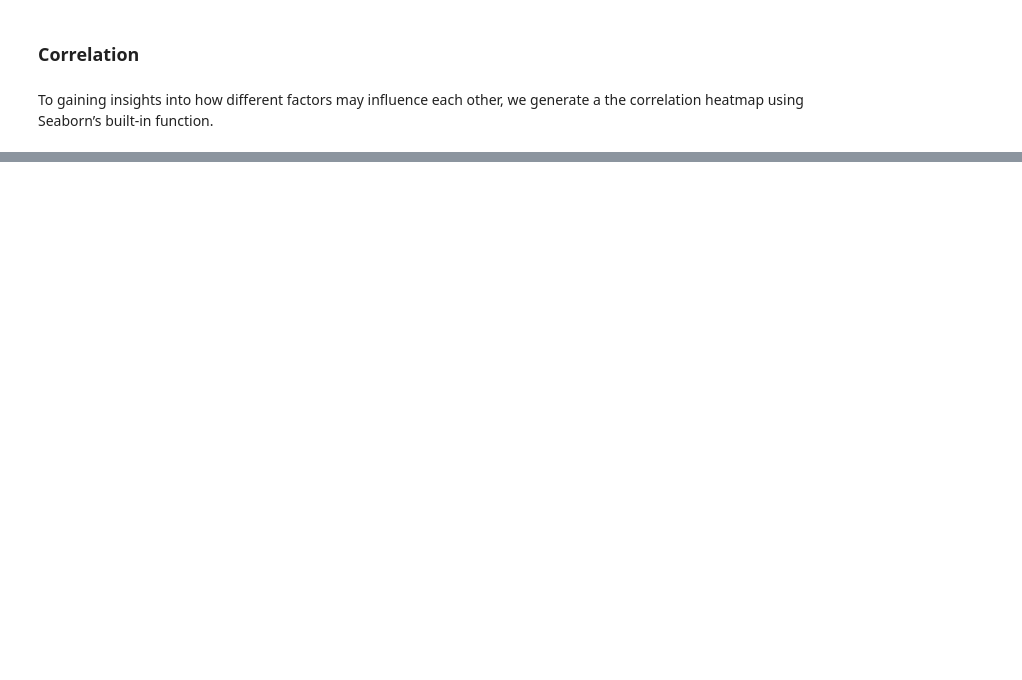
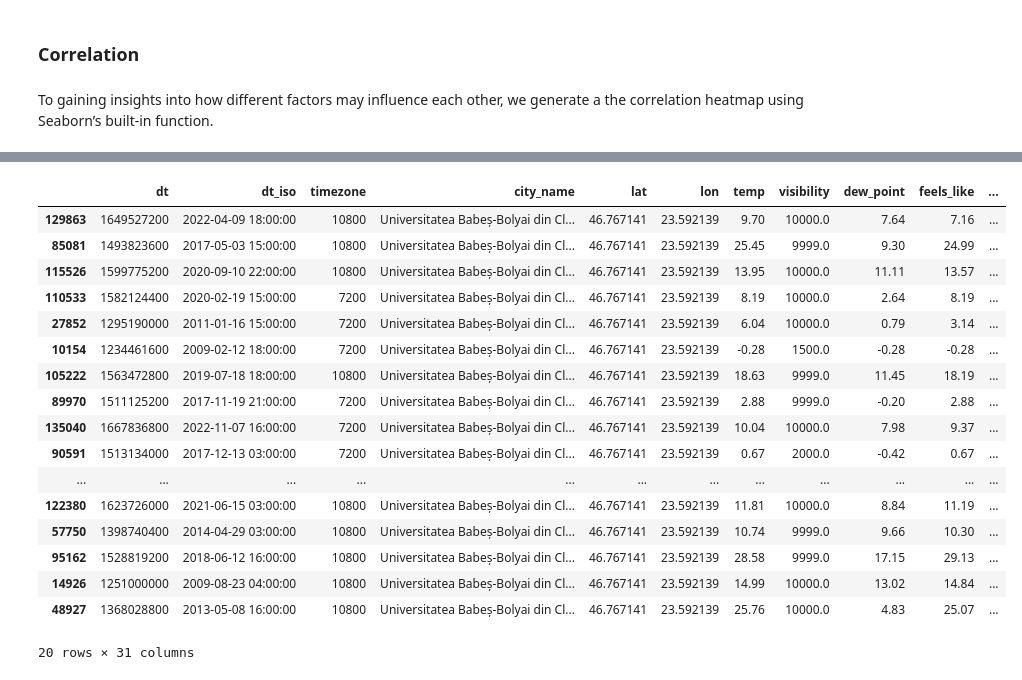
Before and after one commit to annvnt/tum-pads-weatherforcasting, a Jupyter notebook: main.ipynb, the cells around one changed output, grey strips where cells are left out. Saved outputs shown, nothing was run; the diff lists cells and outputs as text; code cells hidden in the pictures; blank space fills up the shorter version.

```diff
--- a/main.ipynb
+++ b/main.ipynb
@@ -749,0 +809,21 @@ sns.heatmap(df_corr, annot = True)
+# %%
+cleaned_df.sample(20)
+# %% [output]
+|  | dt | dt_iso | timezone | city_name | lat | lon | temp | visibility | dew_point | feels_like | ... |
+| 129863 | 1649527200 | 2022-04-09 18:00:00 | 10800 | Universitatea Babeș-Bolyai din Cl... | 46.767141 | 23.592139 | 9.70 | 10000.0 | 7.64 | 7.16 | ... |
+| 85081 | 1493823600 | 2017-05-03 15:00:00 | 10800 | Universitatea Babeș-Bolyai din Cl... | 46.767141 | 23.592139 | 25.45 | 9999.0 | 9.30 | 24.99 | ... |
+| 115526 | 1599775200 | 2020-09-10 22:00:00 | 10800 | Universitatea Babeș-Bolyai din Cl... | 46.767141 | 23.592139 | 13.95 | 10000.0 | 11.11 | 13.57 | ... |
+| 110533 | 1582124400 | 2020-02-19 15:00:00 | 7200 | Universitatea Babeș-Bolyai din Cl... | 46.767141 | 23.592139 | 8.19 | 10000.0 | 2.64 | 8.19 | ... |
+| 27852 | 1295190000 | 2011-01-16 15:00:00 | 7200 | Universitatea Babeș-Bolyai din Cl... | 46.767141 | 23.592139 | 6.04 | 10000.0 | 0.79 | 3.14 | ... |
+| 10154 | 1234461600 | 2009-02-12 18:00:00 | 7200 | Universitatea Babeș-Bolyai din Cl... | 46.767141 | 23.592139 | -0.28 | 1500.0 | -0.28 | -0.28 | ... |
+| 105222 | 1563472800 | 2019-07-18 18:00:00 | 10800 | Universitatea Babeș-Bolyai din Cl... | 46.767141 | 23.592139 | 18.63 | 9999.0 | 11.45 | 18.19 | ... |
+| 89970 | 1511125200 | 2017-11-19 21:00:00 | 7200 | Universitatea Babeș-Bolyai din Cl... | 46.767141 | 23.592139 | 2.88 | 9999.0 | -0.20 | 2.88 | ... |
+| 135040 | 1667836800 | 2022-11-07 16:00:00 | 7200 | Universitatea Babeș-Bolyai din Cl... | 46.767141 | 23.592139 | 10.04 | 10000.0 | 7.98 | 9.37 | ... |
+| 90591 | 1513134000 | 2017-12-13 03:00:00 | 7200 | Universitatea Babeș-Bolyai din Cl... | 46.767141 | 23.592139 | 0.67 | 2000.0 | -0.42 | 0.67 | ... |
+| ... | ... | ... | ... | ... | ... | ... | ... | ... | ... | ... | ... |
+| 122380 | 1623726000 | 2021-06-15 03:00:00 | 10800 | Universitatea Babeș-Bolyai din Cl... | 46.767141 | 23.592139 | 11.81 | 10000.0 | 8.84 | 11.19 | ... |
+| 57750 | 1398740400 | 2014-04-29 03:00:00 | 10800 | Universitatea Babeș-Bolyai din Cl... | 46.767141 | 23.592139 | 10.74 | 9999.0 | 9.66 | 10.30 | ... |
+| 95162 | 1528819200 | 2018-06-12 16:00:00 | 10800 | Universitatea Babeș-Bolyai din Cl... | 46.767141 | 23.592139 | 28.58 | 9999.0 | 17.15 | 29.13 | ... |
+| 14926 | 1251000000 | 2009-08-23 04:00:00 | 10800 | Universitatea Babeș-Bolyai din Cl... | 46.767141 | 23.592139 | 14.99 | 10000.0 | 13.02 | 14.84 | ... |
+| 48927 | 1368028800 | 2013-05-08 16:00:00 | 10800 | Universitatea Babeș-Bolyai din Cl... | 46.767141 | 23.592139 | 25.76 | 10000.0 | 4.83 | 25.07 | ... |
+20 rows × 31 columns
```
Also changed, not shown: parts of 28 cells of this notebook, 2 other files.
